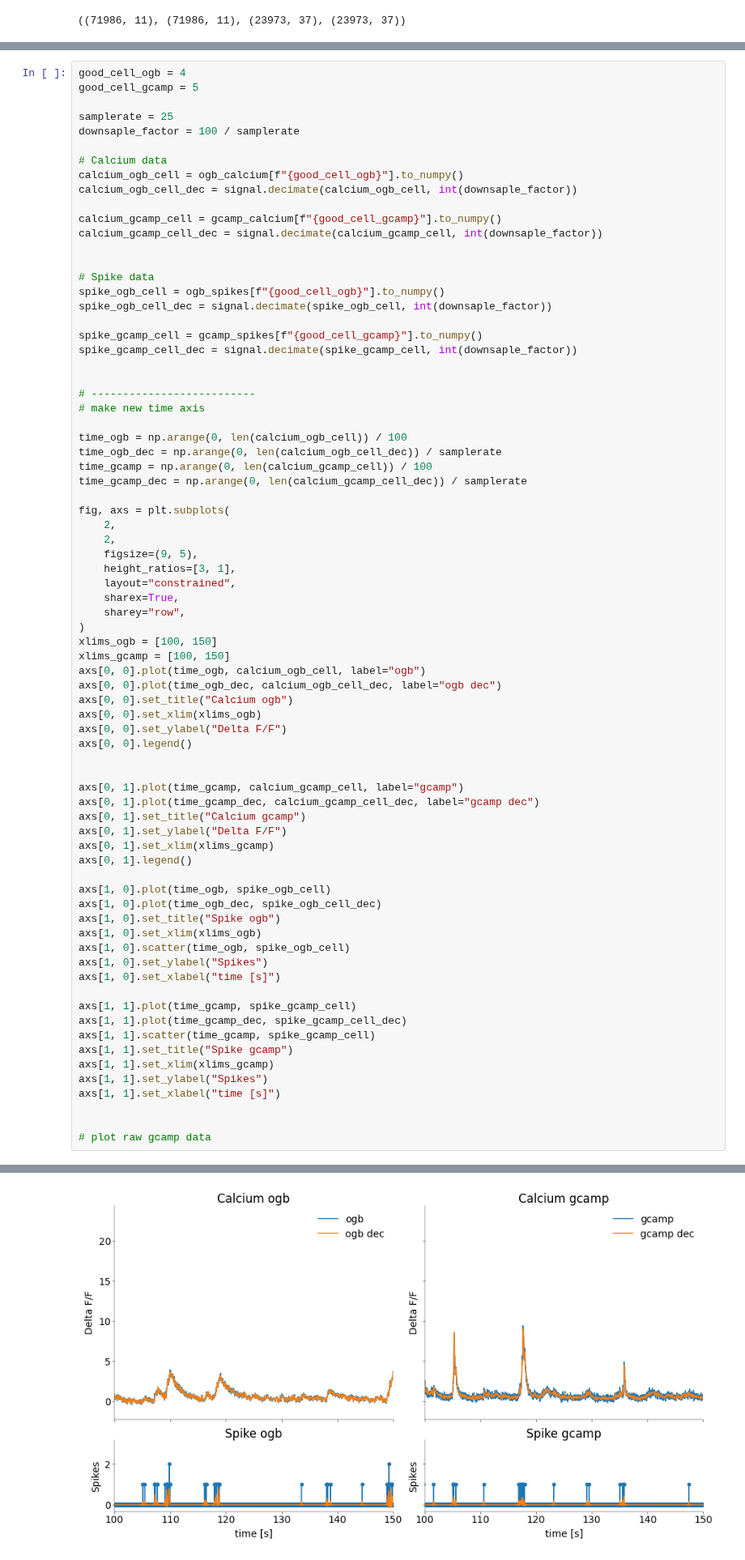
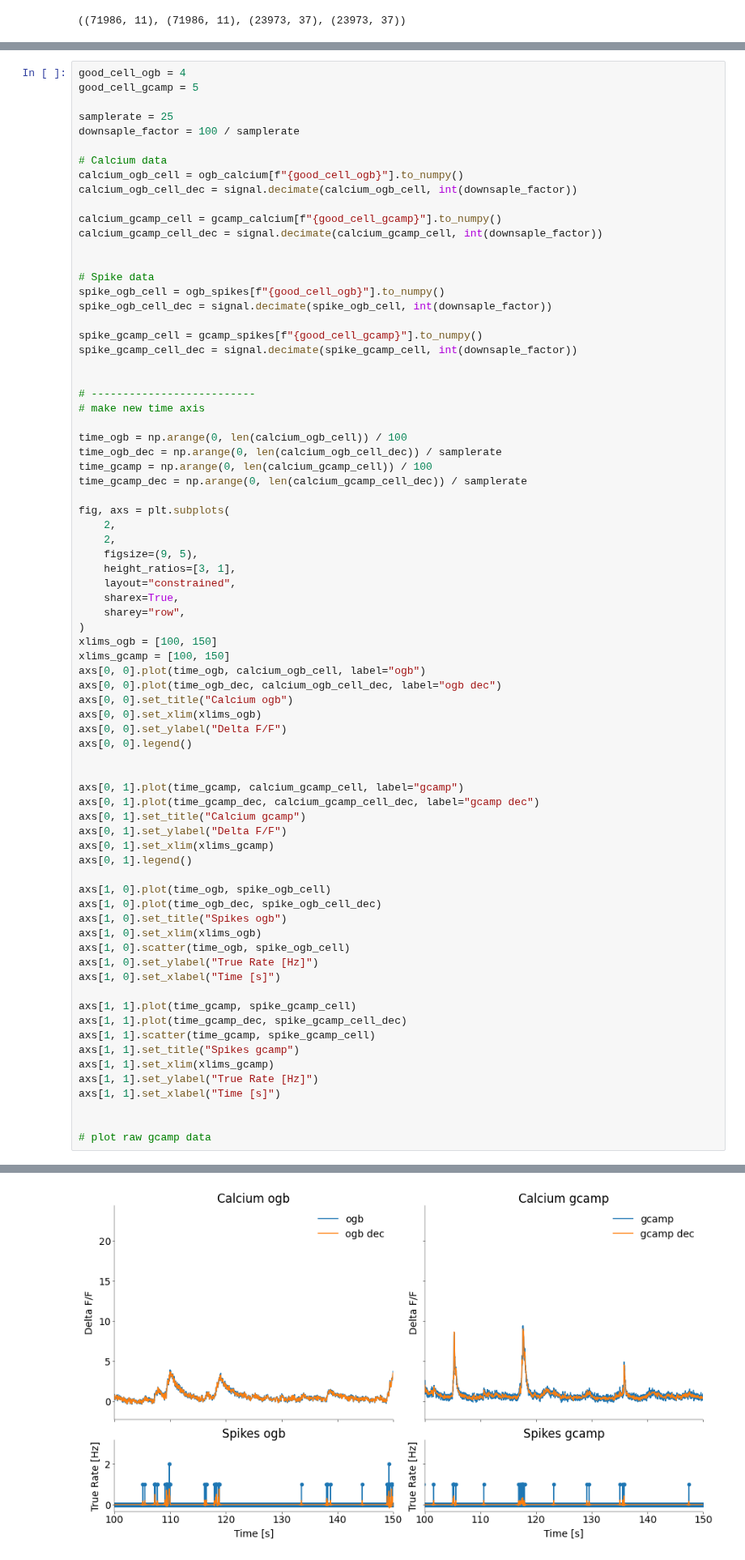
Before and after one commit to weygoldt/neuraldatascience, a Jupyter notebook: notebooks/CodingLab3_Root_Wendt_Weygoldt.ipynb, the cells around one changed output, grey strips where cells are left out. Shown at 81% size. Drawn from its saved outputs; the diff is of its cells as text.

```diff
--- a/notebooks/CodingLab3_Root_Wendt_Weygoldt.ipynb
+++ b/notebooks/CodingLab3_Root_Wendt_Weygoldt.ipynb
@@ -152,19 +151,19 @@ axs[0, 1].legend()
 
 axs[1, 0].plot(time_ogb, spike_ogb_cell)
 axs[1, 0].plot(time_ogb_dec, spike_ogb_cell_dec)
-axs[1, 0].set_title("Spike ogb")
+axs[1, 0].set_title("Spikes ogb")
 axs[1, 0].set_xlim(xlims_ogb)
 axs[1, 0].scatter(time_ogb, spike_ogb_cell)
-axs[1, 0].set_ylabel("Spikes")
-axs[1, 0].set_xlabel("time [s]")
+axs[1, 0].set_ylabel("True Rate [Hz]")
+axs[1, 0].set_xlabel("Time [s]")
 
 axs[1, 1].plot(time_gcamp, spike_gcamp_cell)
 axs[1, 1].plot(time_gcamp_dec, spike_gcamp_cell_dec)
 axs[1, 1].scatter(time_gcamp, spike_gcamp_cell)
-axs[1, 1].set_title("Spike gcamp")
+axs[1, 1].set_title("Spikes gcamp")
 axs[1, 1].set_xlim(xlims_gcamp)
-axs[1, 1].set_ylabel("Spikes")
-axs[1, 1].set_xlabel("time [s]")
+axs[1, 1].set_ylabel("True Rate [Hz]")
+axs[1, 1].set_xlabel("Time [s]")
 
 
 # plot raw gcamp data
@@ -174,4 +172,4 @@ Text(0.5, 0, 'time [s]')
-[figure, old version]
+[figure, new version]
 # %% [markdown]
 ## Task 2: Simple deconvolution
 
```
Also changed, not shown: parts of 7 cells of this notebook, 1 other file.
